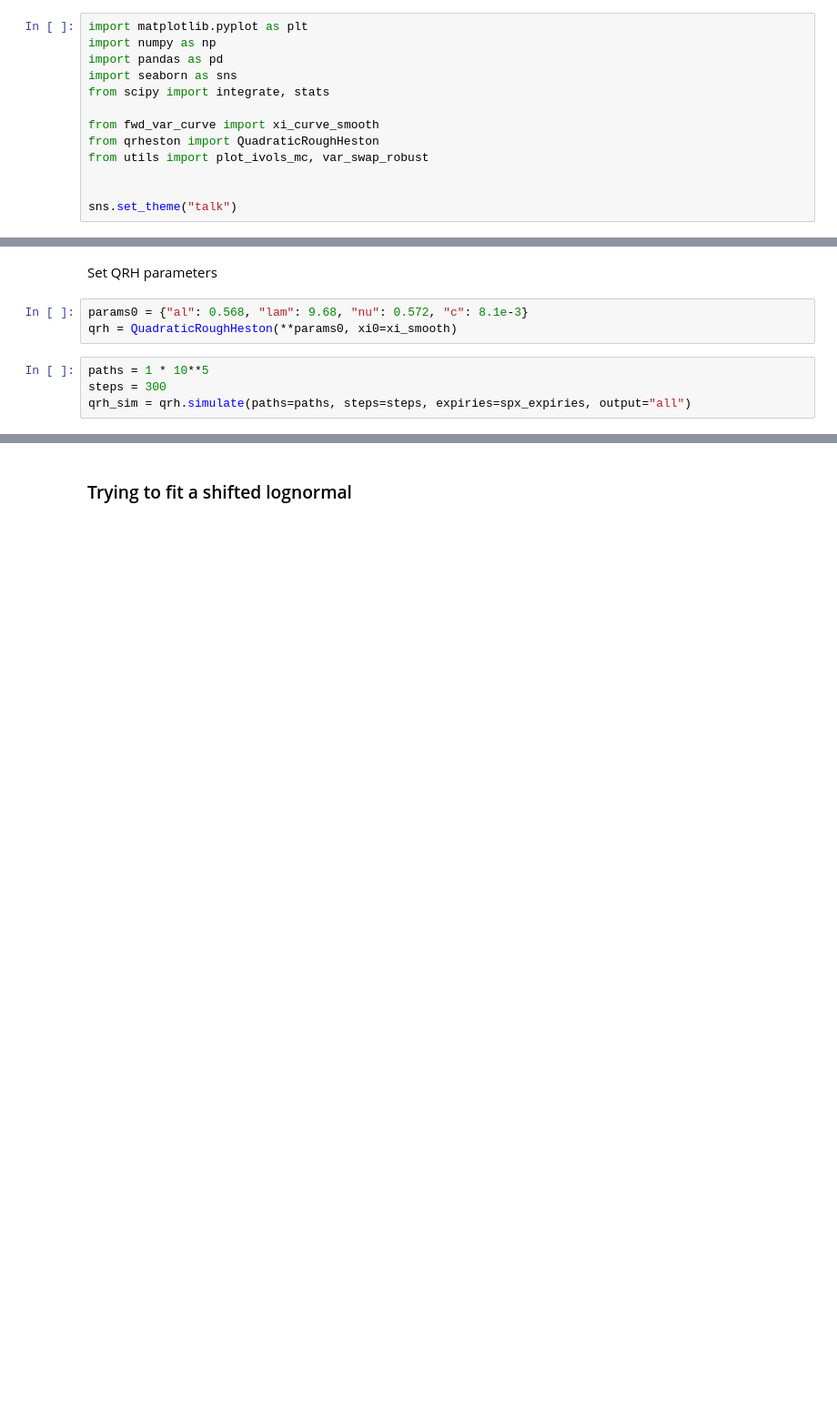
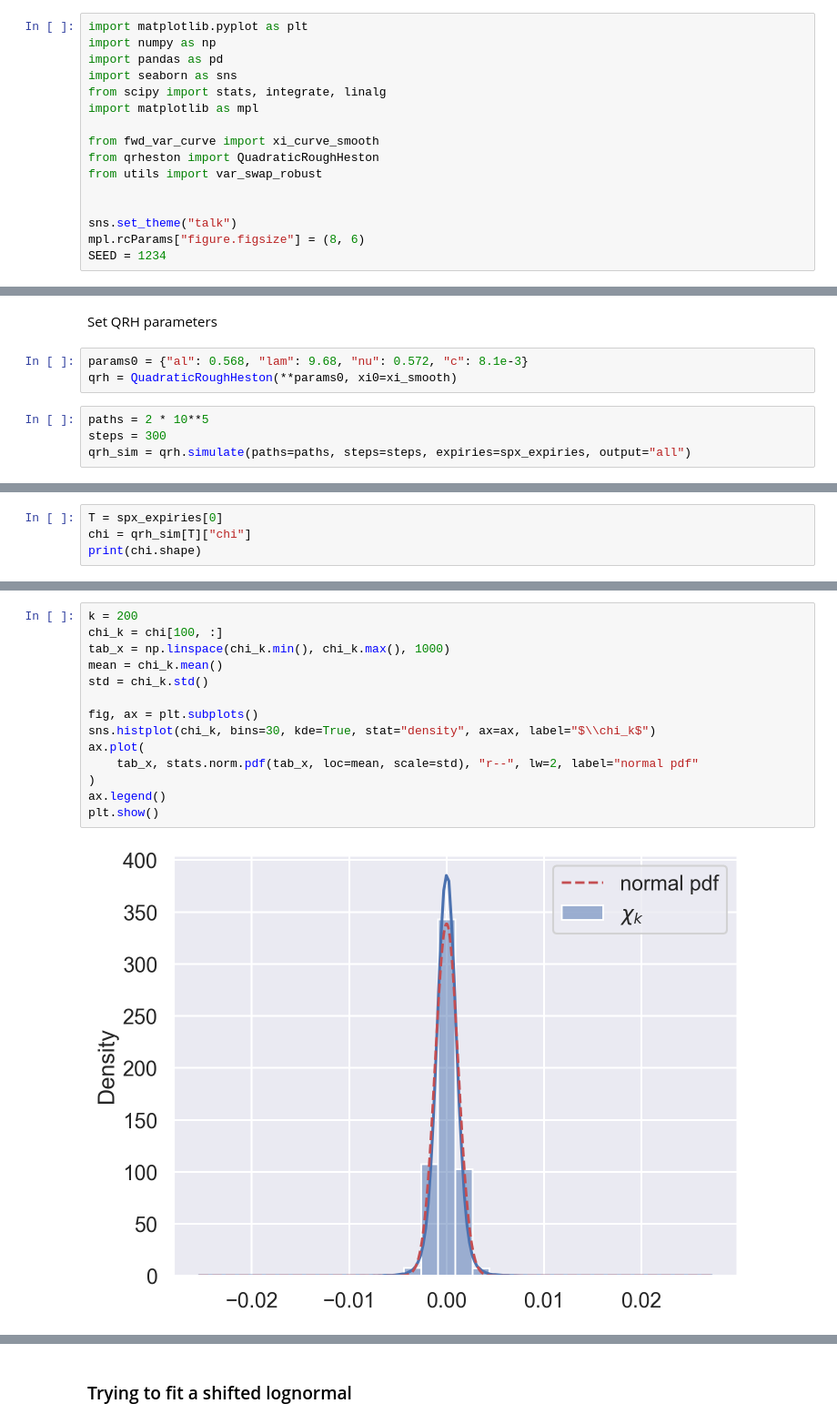
Before and after one commit to jgatheral/QuadraticRoughHeston, a Jupyter notebook: vix_approx.ipynb, the cells around one changed output, grey strips where cells are left out. Shown at 91% size. Cells and saved outputs as stored; diff of their text form; blank space fills up the shorter version.

```diff
--- a/vix_approx.ipynb
+++ b/vix_approx.ipynb
@@ -7,14 +9,17 @@ import matplotlib.pyplot as plt
 import numpy as np
 import pandas as pd
 import seaborn as sns
-from scipy import integrate, stats
+from scipy import stats, integrate, linalg
+import matplotlib as mpl
 
 from fwd_var_curve import xi_curve_smooth
 from qrheston import QuadraticRoughHeston
-from utils import plot_ivols_mc, var_swap_robust
+from utils import var_swap_robust
 
 
 sns.set_theme("talk")
+mpl.rcParams["figure.figsize"] = (8, 6)
+SEED = 1234
 # %% [markdown]
 Load market data and set initial forward variance curve
 # %%
@@ -43,6 +48,6 @@ Set QRH parameters
 params0 = {"al": 0.568, "lam": 9.68, "nu": 0.572, "c": 8.1e-3}
 qrh = QuadraticRoughHeston(**params0, xi0=xi_smooth)
 # %%
-paths = 1 * 10**5
+paths = 2 * 10**5
 steps = 300
 qrh_sim = qrh.simulate(paths=paths, steps=steps, expiries=spx_expiries, output="all")
@@ -48,0 +60,4 @@ qrh_sim = qrh.simulate(paths=paths, steps=steps, expiries=spx_expiries, output="
+# %%
+T = spx_expiries[0]
+chi = qrh_sim[T]["chi"]
+print(chi.shape)
@@ -48,0 +77,16 @@ qrh_sim = qrh.simulate(paths=paths, steps=steps, expiries=spx_expiries, output="
+# %%
+k = 200
+chi_k = chi[100, :]
+tab_x = np.linspace(chi_k.min(), chi_k.max(), 1000)
+mean = chi_k.mean()
+std = chi_k.std()
+
+fig, ax = plt.subplots()
+sns.histplot(chi_k, bins=30, kde=True, stat="density", ax=ax, label="$\\chi_k$")
+ax.plot(
+    tab_x, stats.norm.pdf(tab_x, loc=mean, scale=std), "r--", lw=2, label="normal pdf"
+)
+ax.legend()
+plt.show()
+# %% [output]
+[figure, added]
```
Also changed, not shown: parts of 64 cells of this notebook, 5 other files.
